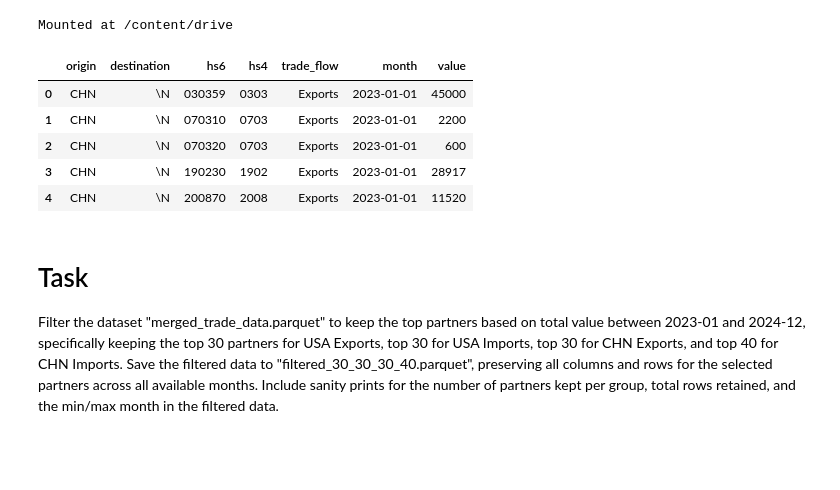
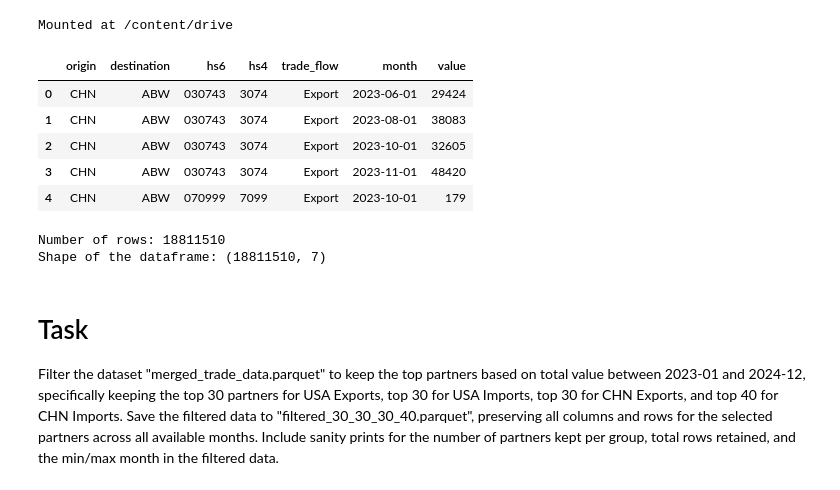
Before and after one commit to Tiru-Kaggundi/Tirumala_aiFORtrade, a Jupyter notebook: data_key_partners_30_30_30_40.ipynb, the cells around one changed output. Saved outputs shown, nothing was run; the diff lists cells and outputs as text; code cells hidden in the pictures; blank space fills up the shorter version.

```diff
--- a/data_key_partners_30_30_30_40.ipynb
+++ b/data_key_partners_30_30_30_40.ipynb
@@ -8,16 +8,22 @@ Mounted at /content/drive
 # %%
 import pandas as pd
 
-df = pd.read_parquet('/content/drive/MyDrive/ai4trade/data/interim/merged_trade_data.parquet')
+df = pd.read_parquet('/content/drive/MyDrive/ai4trade/data/interim/harmonized_trade_data.parquet')
 
 display(df.head())
 # %% [output]
 |  | origin | destination | hs6 | hs4 | trade_flow | month | value |
-| 0 | CHN | \N | 030359 | 0303 | Exports | 2023-01-01 | 45000 |
-| 1 | CHN | \N | 070310 | 0703 | Exports | 2023-01-01 | 2200 |
-| 2 | CHN | \N | 070320 | 0703 | Exports | 2023-01-01 | 600 |
-| 3 | CHN | \N | 190230 | 1902 | Exports | 2023-01-01 | 28917 |
-| 4 | CHN | \N | 200870 | 2008 | Exports | 2023-01-01 | 11520 |
+| 0 | CHN | ABW | 030743 | 3074 | Export | 2023-06-01 | 29424 |
+| 1 | CHN | ABW | 030743 | 3074 | Export | 2023-08-01 | 38083 |
+| 2 | CHN | ABW | 030743 | 3074 | Export | 2023-10-01 | 32605 |
+| 3 | CHN | ABW | 030743 | 3074 | Export | 2023-11-01 | 48420 |
+| 4 | CHN | ABW | 070999 | 7099 | Export | 2023-10-01 | 179 |
+# %%
+print(f"Number of rows: {df.shape[0]}")
+print(f"Shape of the dataframe: {df.shape}")
+# %% [output]
+Number of rows: 18811510
+Shape of the dataframe: (18811510, 7)
 # %% [markdown]
 # Task
 Filter the dataset "merged_trade_data.parquet" to keep the top partners based on total value between 2023-01 and 2024-12, specifically keeping the top 30 partners for USA Exports, top 30 for USA Imports, top 30 for CHN Exports, and top 40 for CHN Imports. Save the filtered data to "filtered_30_30_30_40.parquet", preserving all columns and rows for the selected partners across all available months. Include sanity prints for the number of partners kept per group, total rows retained, and the min/max month in the filtered data.
```
Also changed, not shown: parts of 8 cells of this notebook.
